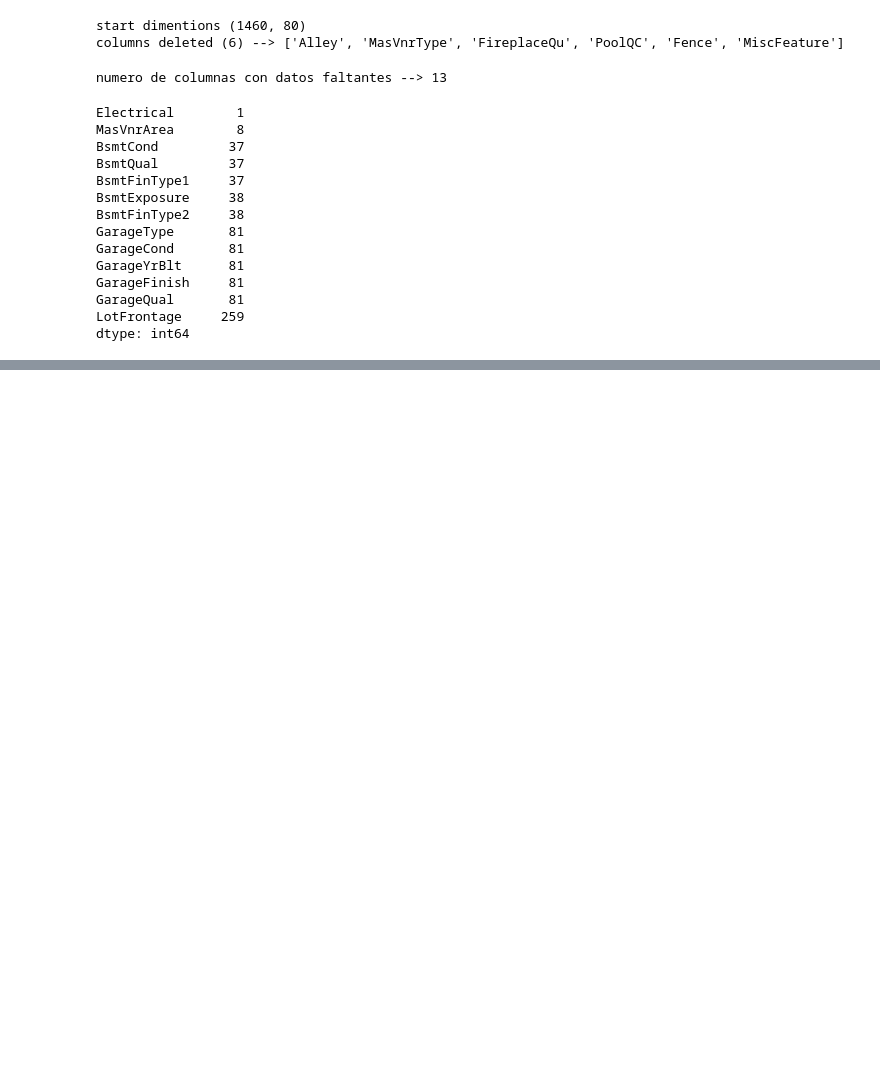
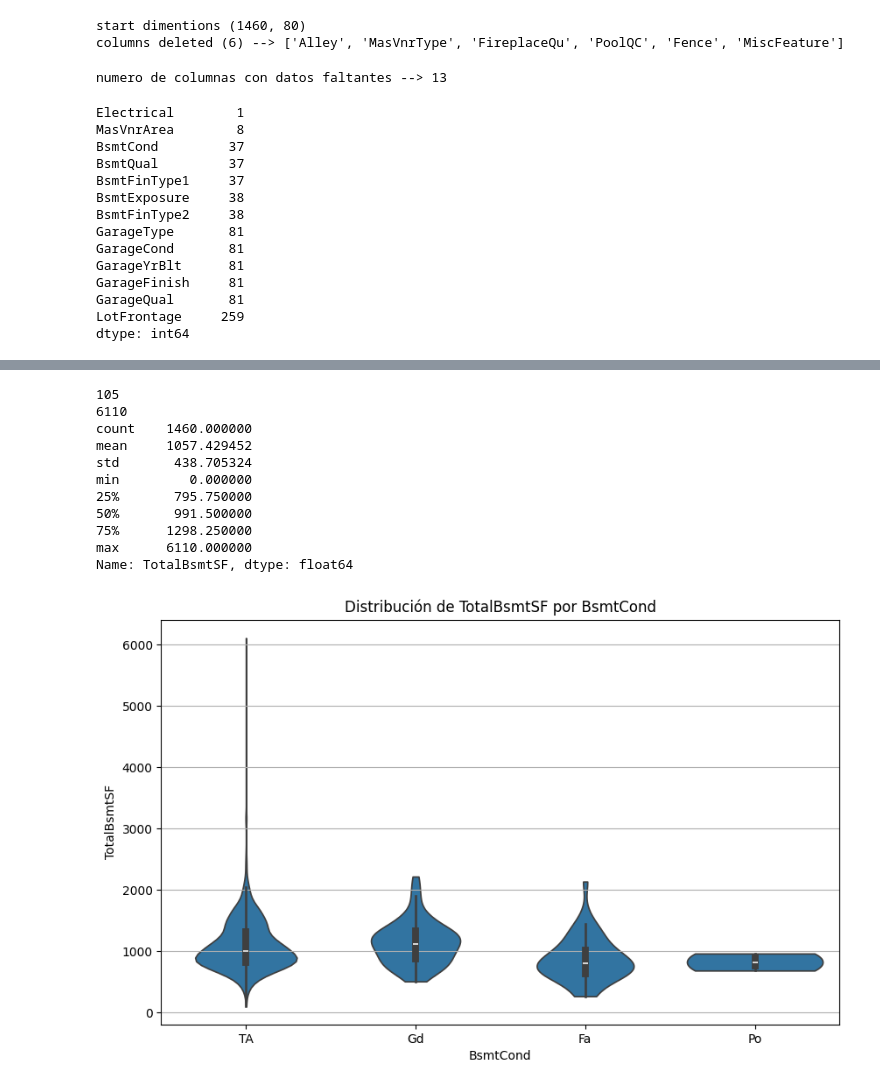
Before and after one commit to Albe036/ML-house-prices, a Jupyter notebook: notebooks/eda_01.ipynb, the cells around one changed output, grey strips where cells are left out. Saved outputs shown, nothing was run; the diff lists cells and outputs as text; code cells hidden in the pictures; blank space fills up the shorter version.

```diff
--- a/notebooks/eda_01.ipynb
+++ b/notebooks/eda_01.ipynb
@@ -155,0 +144,25 @@ Length: 831, dtype: int64
+# %%
+bsmt_greater_than_0 = df_train[(df_train['TotalBsmtSF'] > 0)].filter(like='Bsmt')
+print(bsmt_greater_than_0['TotalBsmtSF'].min())
+print(bsmt_greater_than_0['TotalBsmtSF'].max())
+print(df_train['TotalBsmtSF'].describe())
+bsmt_greater_than_0
+plt.figure(figsize=(10, 6))
+sns.violinplot(x='BsmtCond', y='TotalBsmtSF', data=bsmt_greater_than_0[bsmt_greater_than_0['TotalBsmtSF'] > 0], cut=0)
+plt.title('Distribución de TotalBsmtSF por BsmtCond')
+plt.xlabel('BsmtCond')
+plt.ylabel('TotalBsmtSF')
+plt.grid(axis='y')
+# %% [output]
+105
+6110
+count    1460.000000
+mean     1057.429452
+std       438.705324
+min         0.000000
+25%       795.750000
+50%       991.500000
+75%      1298.250000
+max      6110.000000
+Name: TotalBsmtSF, dtype: float64
+[figure, added]
```
Also changed, not shown: parts of 5 cells of this notebook, 1 other file.
